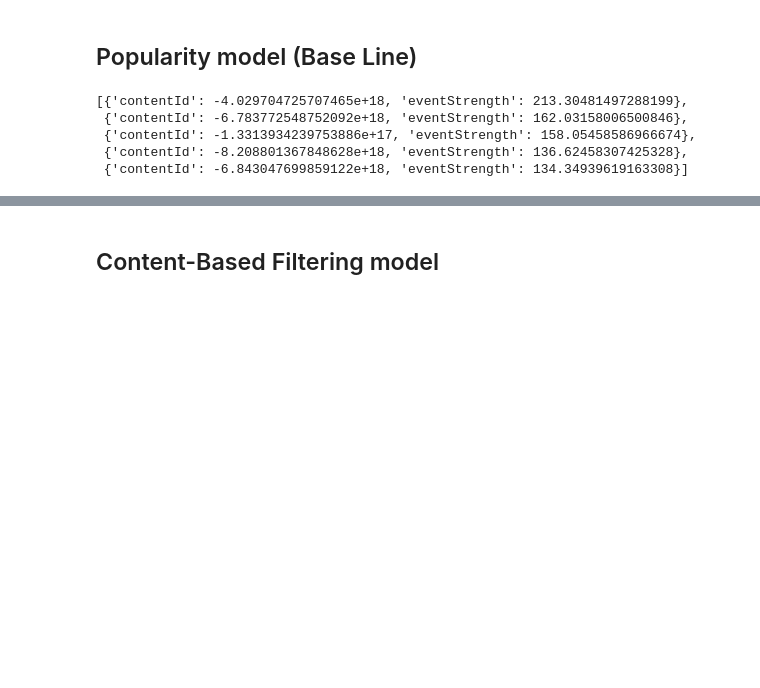
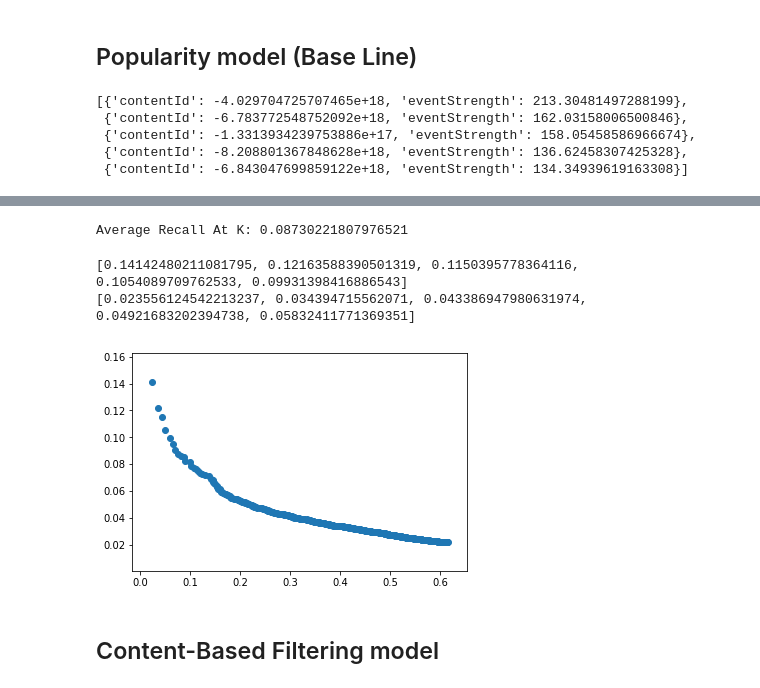
Before and after one commit to GoatWang/IIIMaterial, a Jupyter notebook: 09_RecommendationSystem/main09.ipynb, the cells around one changed output, grey strips where cells are left out. Saved outputs shown, nothing was run; the diff lists cells and outputs as text; code cells hidden in the pictures; blank space fills up the shorter version.

```diff
--- a/09_RecommendationSystem/main09.ipynb
+++ b/09_RecommendationSystem/main09.ipynb
@@ -287,3 +264,41 @@ Average Precision At K: 0.13342105263157894
+# %%
+def recall_at_k(row, k=10):
+    # 計算每一個row的recall_at_k
+    #=============your works starts===============#
+    precision = len(set(row['popularity_recommend'][:k]) & set(row['contentId'])) / len(row['contentId'])
+    #==============your works ends================#
+    return precision
+
+evaluation_result = df_answer.apply(recall_at_k, axis=1)
+print("Average Recall At K:", np.average(evaluation_result))
+# Average Recall At K: 0.08730221807976521
+# %% [output]
+Average Recall At K: 0.08730221807976521
+# %%
+precisions_popularity = []
+recalls_popularity = []
+for k in range(1, 500):
+    # 找出k個retrieved結果下的precision並append到precisions中
+    # 找出k個retrieved結果下的recall並append到recalls中
+    #=============your works starts===============#
+    p_avg = np.average(df_answer.apply(precision_at_k, axis=1, k=k))
+    r_avg = np.average(df_answer.apply(recall_at_k, axis=1, k=k))
+    precisions_popularity.append(p_avg)
+    recalls_popularity.append(r_avg)
+    #==============your works ends================#
+
+print(precisions_popularity[:5])
+print(recalls_popularity[:5])
+# [0.14142480211081795, 0.12163588390501319, 0.1150395778364116, 0.1054089709762533, 0.09931398416886543]
+# [0.023556124542213237, 0.034394715562071, 0.043386947980631974, 0.04921683202394738, 0.05832411771369351]
+# %% [output]
+[0.14142480211081795, 0.12163588390501319, 0.1150395778364116, 0.1054089709762533, 0.09931398416886543]
+[0.023556124542213237, 0.034394715562071, 0.043386947980631974, 0.04921683202394738, 0.05832411771369351]
+# %%
+plt.scatter(recalls_popularity, precisions_popularity)
+plt.show()
+# %% [output]
+[figure, added]
 # %% [markdown]
 ## Content-Based Filtering model
 # %%
```
Also changed, not shown: parts of 18 cells of this notebook.
